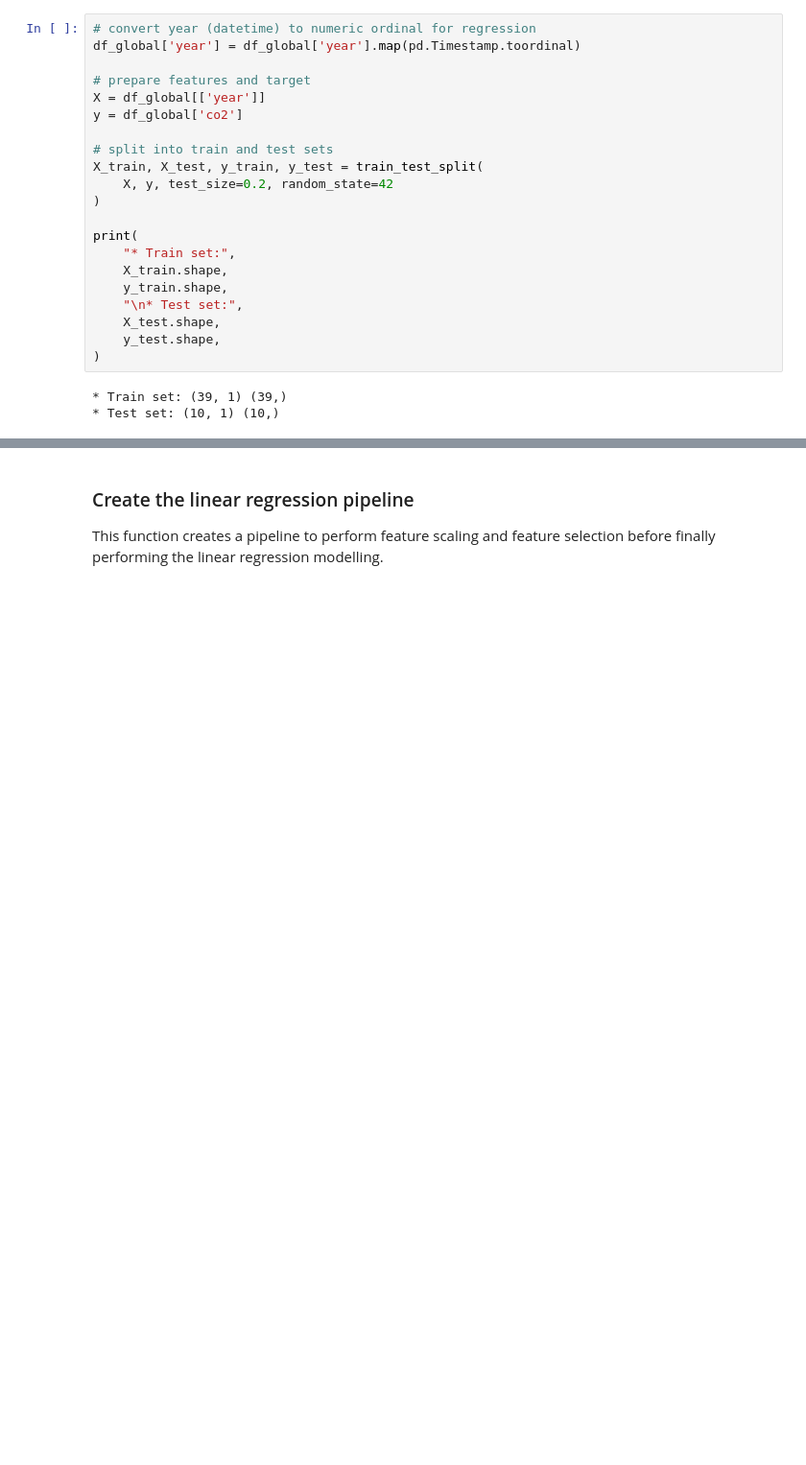
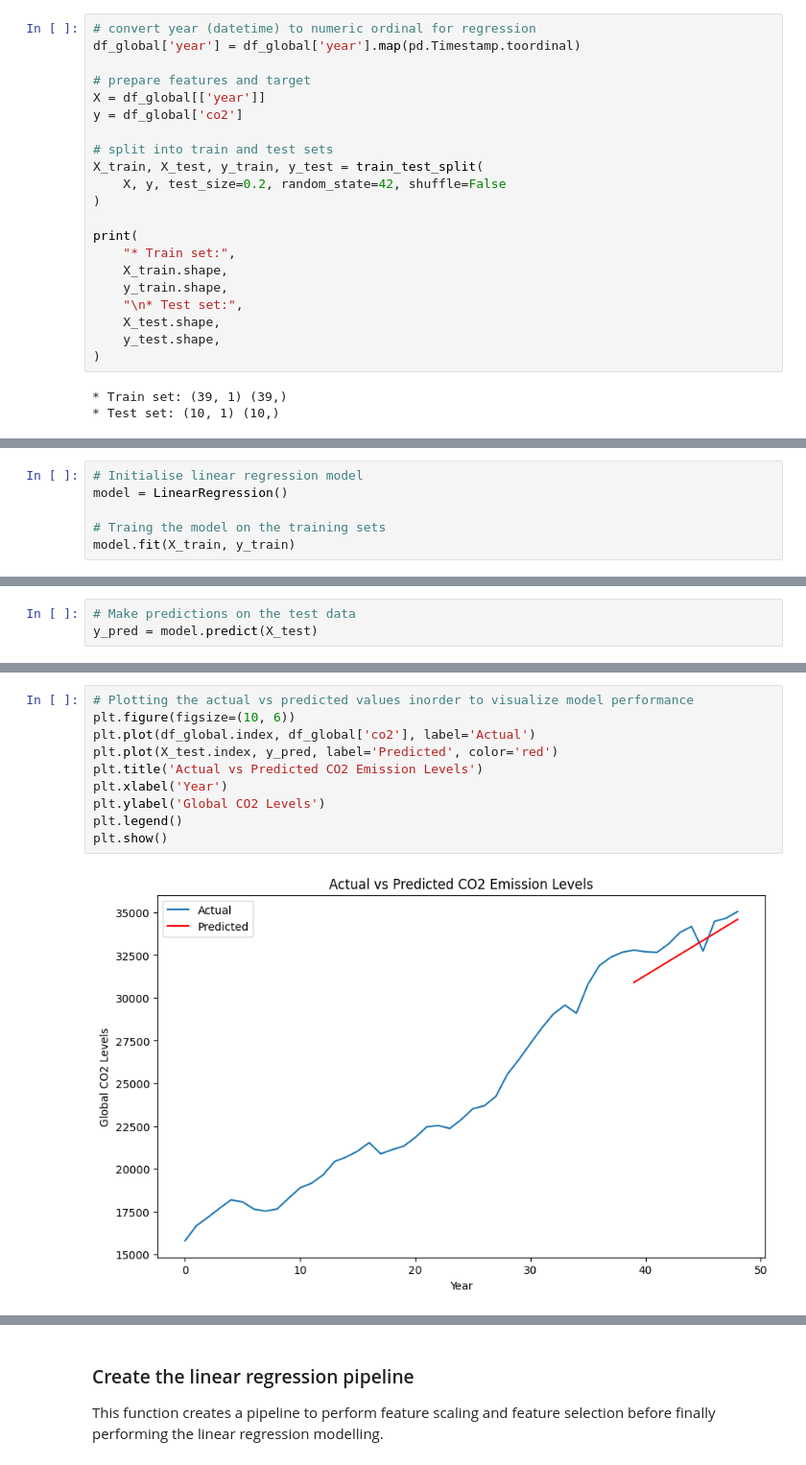
Before and after one commit to EmilyWithycombe/co2-emissions, a Jupyter notebook: jupyter_notebooks/03_ml_model.ipynb, the cells around one changed output, grey strips where cells are left out. Shown at 96% size. Cells and saved outputs as stored; diff of their text form; blank space fills up the shorter version.

Commit message:
Add simple linear regression model and evaluation

```diff
--- a/jupyter_notebooks/03_ml_model.ipynb
+++ b/jupyter_notebooks/03_ml_model.ipynb
@@ -95,7 +96,7 @@ y = df_global['co2']
 
 # split into train and test sets
 X_train, X_test, y_train, y_test = train_test_split(
-	X, y, test_size=0.2, random_state=42
+	X, y, test_size=0.2, random_state=42, shuffle=False
 )
 
 print(
@@ -111,0 +115,6 @@ print(
+# %%
+# Initialise linear regression model
+model = LinearRegression()
+
+# Traing the model on the training sets
+model.fit(X_train, y_train)
@@ -111,0 +125,3 @@ print(
+# %%
+# Make predictions on the test data
+y_pred = model.predict(X_test)
@@ -111,0 +139,12 @@ print(
+# %%
+# Plotting the actual vs predicted values inorder to visualize model performance
+plt.figure(figsize=(10, 6))
+plt.plot(df_global.index, df_global['co2'], label='Actual')
+plt.plot(X_test.index, y_pred, label='Predicted', color='red')
+plt.title('Actual vs Predicted CO2 Emission Levels')
+plt.xlabel('Year')
+plt.ylabel('Global CO2 Levels')
+plt.legend()
+plt.show()
+# %% [output]
+[figure, added]
```
Also changed, not shown: parts of 9 cells of this notebook.
